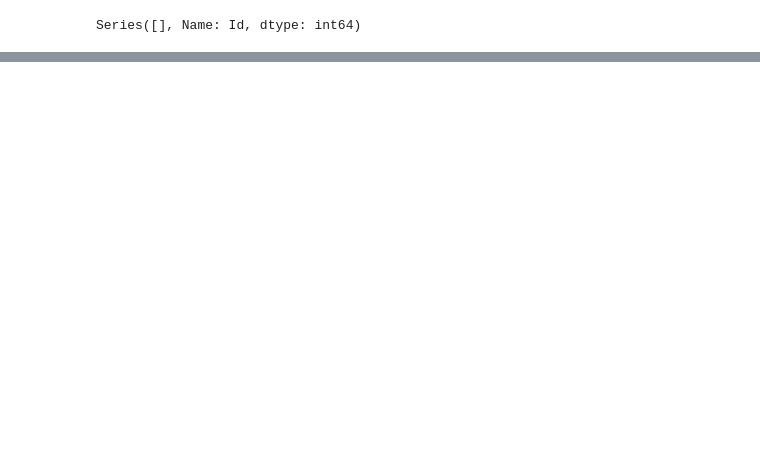
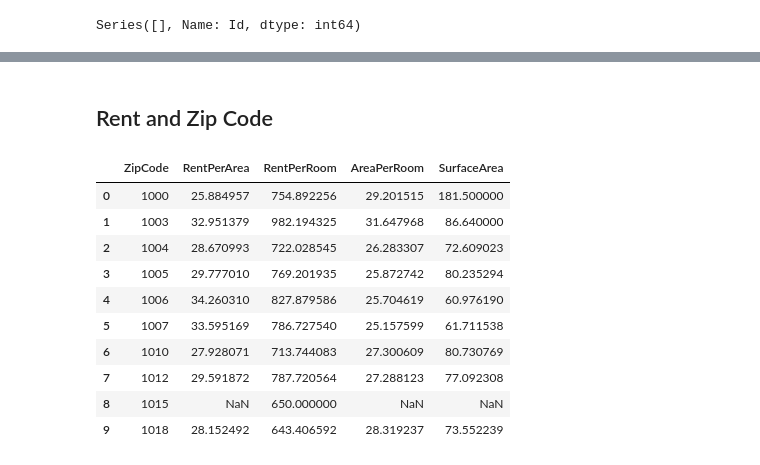
Before and after one commit to hamedrazavi/rental_analysis_switzerland_immoscout24, a Jupyter notebook: src/rental_analysis_lausanne.ipynb, the cells around one changed output, grey strips where cells are left out. Saved outputs shown, nothing was run; the diff lists cells and outputs as text; code cells hidden in the pictures; blank space fills up the shorter version.

```diff
--- a/src/rental_analysis_lausanne.ipynb
+++ b/src/rental_analysis_lausanne.ipynb
@@ -25,0 +81,2 @@ Series([], Name: Id, dtype: int64)
+# %%
+df.drop((df[df['RentPerArea'] > 2000]).index, inplace = True)
@@ -25,0 +87,5 @@ Series([], Name: Id, dtype: int64)
+# %%
+def Extract_zip_code(address):
+    n = len(address)
+    l = len("Lausanne, VD")
+    return int(address[-l - 5: - l -1])
@@ -25,0 +96,2 @@ Series([], Name: Id, dtype: int64)
+# %%
+df['ZipCode'] = df['Address'].map(lambda x: Extract_zip_code(x))
@@ -25,0 +104,5 @@ Series([], Name: Id, dtype: int64)
+# %% [markdown]
+## Rent and Zip Code
+# %%
+zipVsRentMean = df[['ZipCode', 'RentPerArea', 'RentPerRoom', 'AreaPerRoom', 'SurfaceArea']]\
+                .groupby(['ZipCode'], as_index = False).mean()
@@ -25,0 +111,14 @@ Series([], Name: Id, dtype: int64)
+# %%
+zipVsRentMean
+# %% [output]
+|  | ZipCode | RentPerArea | RentPerRoom | AreaPerRoom | SurfaceArea |
+| 0 | 1000 | 25.884957 | 754.892256 | 29.201515 | 181.500000 |
+| 1 | 1003 | 32.951379 | 982.194325 | 31.647968 | 86.640000 |
+| 2 | 1004 | 28.670993 | 722.028545 | 26.283307 | 72.609023 |
+| 3 | 1005 | 29.777010 | 769.201935 | 25.872742 | 80.235294 |
+| 4 | 1006 | 34.260310 | 827.879586 | 25.704619 | 60.976190 |
+| 5 | 1007 | 33.595169 | 786.727540 | 25.157599 | 61.711538 |
+| 6 | 1010 | 27.928071 | 713.744083 | 27.300609 | 80.730769 |
+| 7 | 1012 | 29.591872 | 787.720564 | 27.288123 | 77.092308 |
+| 8 | 1015 | NaN | 650.000000 | NaN | NaN |
+| 9 | 1018 | 28.152492 | 643.406592 | 28.319237 | 73.552239 |
```
Also changed, not shown: parts of 22 cells of this notebook, 1 other file.
